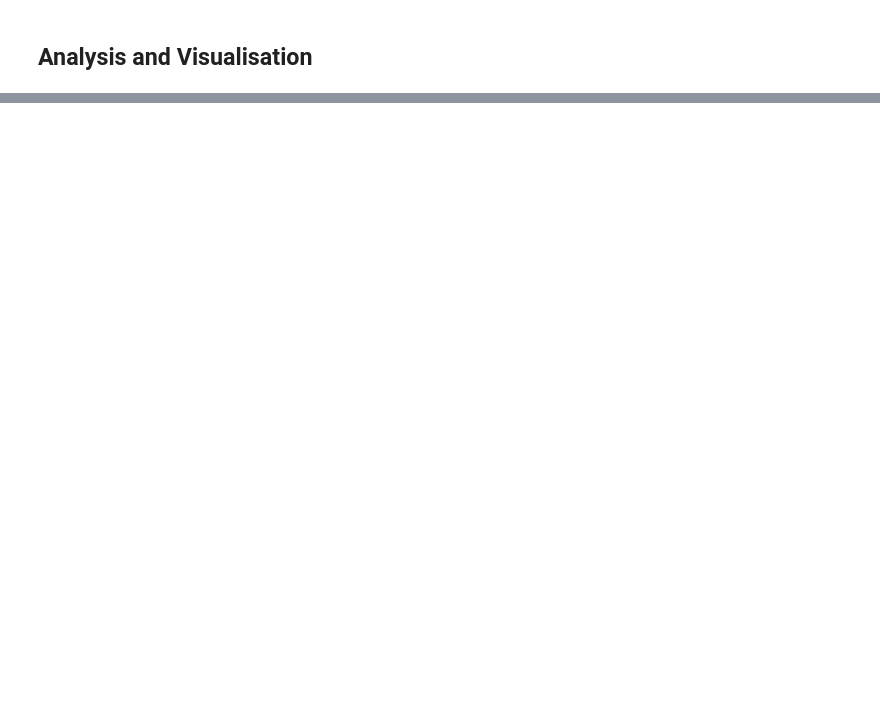
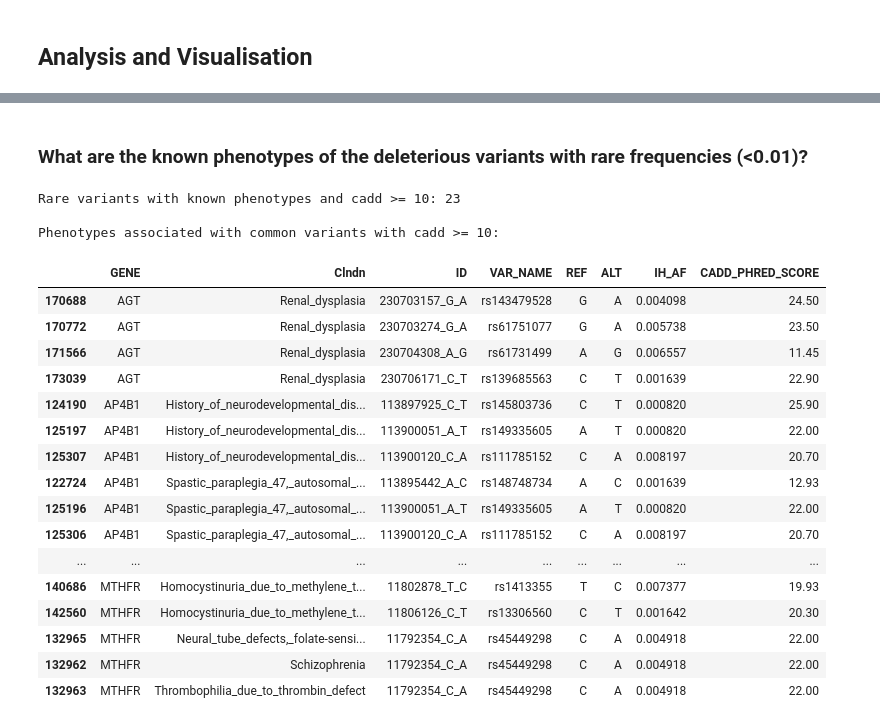
Before and after one commit to MeganHolborn/Genetic_data_analysis, a Jupyter notebook: Notebooks/3-Analysis/6-Potentially_disease_causing_variants.ipynb, the cells around one changed output, grey strips where cells are left out. Saved outputs shown, nothing was run; the diff lists cells and outputs as text; code cells hidden in the pictures; blank space fills up the shorter version.

```diff
--- a/Notebooks/3-Analysis/6-Potentially_disease_causing_variants.ipynb
+++ b/Notebooks/3-Analysis/6-Potentially_disease_causing_variants.ipynb
@@ -158,0 +173,9 @@ alfa_global.head(5)
+# %%
+alfa_global['ALFA_AF_East Asian'] = alfa_global['ALT_CT_ALFA_East Asian']/(alfa_global['ALT_CT_ALFA_East Asian']+alfa_global['REF_CT_ALFA_East Asian'])
+alfa_global['ALFA_AF_South Asian'] = alfa_global['ALT_CT_ALFA_South Asian']/(alfa_global['ALT_CT_ALFA_South Asian']+alfa_global['REF_CT_ALFA_South Asian'])
+alfa_global['ALFA_AF_European'] = alfa_global['ALT_CT_ALFA_European']/(alfa_global['ALT_CT_ALFA_European']+alfa_global['REF_CT_ALFA_European'])
+alfa_global['ALFA_AF_Latin American 1'] = alfa_global['ALT_CT_ALFA_Latin American 1']/(alfa_global['ALT_CT_ALFA_Latin American 1']+alfa_global['REF_CT_ALFA_Latin American 1'])
+alfa_global['ALFA_AF_Latin American 2'] = alfa_global['ALT_CT_ALFA_Latin American 2']/(alfa_global['ALT_CT_ALFA_Latin American 2']+alfa_global['REF_CT_ALFA_Latin American 2'])
+
+alfa_global.drop(columns=['ALT_CT_ALFA_East Asian','ALT_CT_ALFA_South Asian','ALT_CT_ALFA_European','ALT_CT_ALFA_Latin American 1','ALT_CT_ALFA_Latin American 2','REF_CT_ALFA_East Asian','REF_CT_ALFA_South Asian','REF_CT_ALFA_European','REF_CT_ALFA_Latin American 1','REF_CT_ALFA_Latin American 2'], inplace=True)
+alfa_global.head(5)
@@ -285,2 +309,4 @@ For analysis that will involve aggregated data on Recent Africans as a whole, se
+# %%
+merged_data_ra = merged_data[(merged_data["REG"] == "Recent African") & (merged_data["IH_ALT_CTS"] > 0)]
 # %% [markdown]
 ## Analysis and Visualisation
@@ -906,0 +333,13 @@ ih_afr_subpops_variants_filtered.to_csv(
+# %%
+# Select variants with both a known Clinvar phenotype or a NESHIE association
+variants_all_phenotypes = merged_data_ra[(merged_data_ra.NESHIE_ASSOC == True) | (merged_data_ra['Clndn'].notnull())]
+
+# Filter for variants with cadd >=10
+variants_all_phenotypes_deleterious = variants_all_phenotypes[variants_all_phenotypes.CADD_PHRED_SCORE >= 10]
+
+# Of these variants with known phenotypes and cadd >=10, which have been associated with NESHIE?
+hie_variants_all_phenotypes_deleterious = variants_all_phenotypes_deleterious[variants_all_phenotypes_deleterious.NESHIE_ASSOC == True].VAR_NAME.unique()
+
+print(f'Variants with associated disease associations and a CADD score >= 10: {variants_all_phenotypes_deleterious.ID.nunique()}')
+print(f'Percentage of variants associated disease associations and a CADD score >=10: {variants_all_phenotypes_deleterious.ID.nunique()/variants_all_phenotypes['ID'].nunique()*100}%')
+print(f'HIE associated variants with CADD scores >=10: {hie_variants_all_phenotypes_deleterious}')
@@ -906,0 +381,31 @@ ih_afr_subpops_variants_filtered.to_csv(
+# %% [markdown]
+### What are the known phenotypes of the deleterious variants with rare frequencies (<0.01)?
+# %%
+# Count the number of variants with known phenotypes, CADD >=10 and that are common
+rare_variants_all_phenotypes_deleterious = variants_all_phenotypes_deleterious[variants_all_phenotypes_deleterious.IH_AF<0.01].sort_values(by=['GENE','Clndn','ID'], ascending=True)
+print(f'Rare variants with known phenotypes and cadd >= 10: {rare_variants_all_phenotypes_deleterious.ID.nunique()}')
+
+# Display common variants, and their associated clinical disease phenotype
+print('\nPhenotypes associated with common variants with cadd >= 10:')
+rare_variants_all_phenotypes_deleterious[['GENE','Clndn','ID','VAR_NAME','REF','ALT','IH_AF','CADD_PHRED_SCORE']]
+# %% [output]
+Rare variants with known phenotypes and cadd >= 10: 23
+
+Phenotypes associated with common variants with cadd >= 10:
+|  | GENE | Clndn | ID | VAR_NAME | REF | ALT | IH_AF | CADD_PHRED_SCORE |
+| 170688 | AGT | Renal_dysplasia | 230703157_G_A | rs143479528 | G | A | 0.004098 | 24.50 |
+| 170772 | AGT | Renal_dysplasia | 230703274_G_A | rs61751077 | G | A | 0.005738 | 23.50 |
+| 171566 | AGT | Renal_dysplasia | 230704308_A_G | rs61731499 | A | G | 0.006557 | 11.45 |
+| 173039 | AGT | Renal_dysplasia | 230706171_C_T | rs139685563 | C | T | 0.001639 | 22.90 |
+| 124190 | AP4B1 | History_of_neurodevelopmental_dis... | 113897925_C_T | rs145803736 | C | T | 0.000820 | 25.90 |
+| 125197 | AP4B1 | History_of_neurodevelopmental_dis... | 113900051_A_T | rs149335605 | A | T | 0.000820 | 22.00 |
+| 125307 | AP4B1 | History_of_neurodevelopmental_dis... | 113900120_C_A | rs111785152 | C | A | 0.008197 | 20.70 |
+| 122724 | AP4B1 | Spastic_paraplegia_47,_autosomal_... | 113895442_A_C | rs148748734 | A | C | 0.001639 | 12.93 |
+| 125196 | AP4B1 | Spastic_paraplegia_47,_autosomal_... | 113900051_A_T | rs149335605 | A | T | 0.000820 | 22.00 |
+| 125306 | AP4B1 | Spastic_paraplegia_47,_autosomal_... | 113900120_C_A | rs111785152 | C | A | 0.008197 | 20.70 |
+| ... | ... | ... | ... | ... | ... | ... | ... | ... |
+| 140686 | MTHFR | Homocystinuria_due_to_methylene_t... | 11802878_T_C | rs1413355 | T | C | 0.007377 | 19.93 |
+| 142560 | MTHFR | Homocystinuria_due_to_methylene_t... | 11806126_C_T | rs13306560 | C | T | 0.001642 | 20.30 |
+| 132965 | MTHFR | Neural_tube_defects,_folate-sensi... | 11792354_C_A | rs45449298 | C | A | 0.004918 | 22.00 |
+| 132962 | MTHFR | Schizophrenia | 11792354_C_A | rs45449298 | C | A | 0.004918 | 22.00 |
+| 132963 | MTHFR | Thrombophilia_due_to_thrombin_defect | 11792354_C_A | rs45449298 | C | A | 0.004918 | 22.00 |
```
Also changed, not shown: parts of 116 cells of this notebook, 7 other files.
